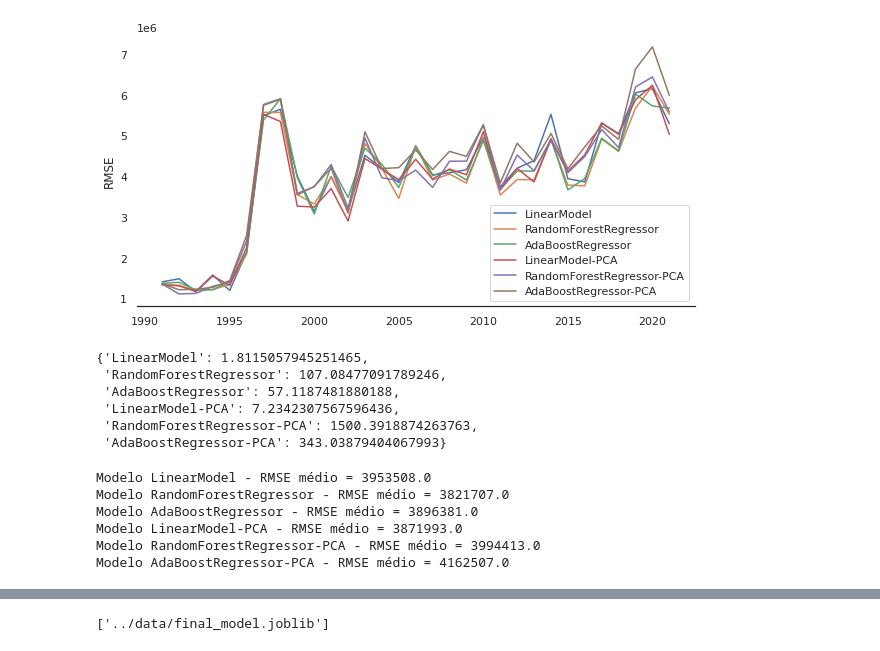
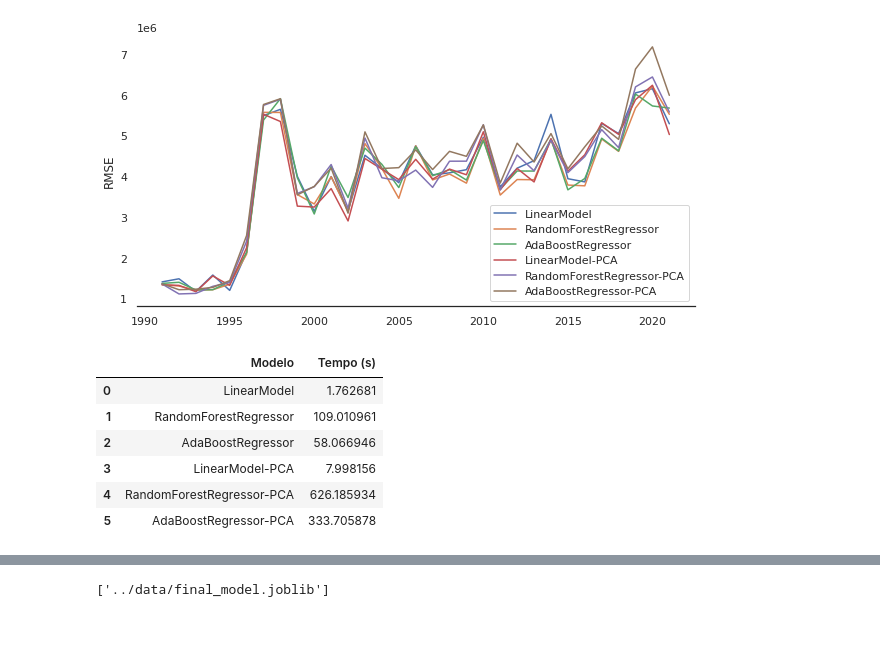
Before and after one commit to ciencia-dados-ifsp-grupo5/NBAstats, a Jupyter notebook: notebooks/NBAstats_data_analysis.ipynb, the cells around one changed output, grey strips where cells are left out. Drawn from its saved outputs; the diff is of its cells as text; code cells hidden in the pictures.

```diff
--- a/notebooks/NBAstats_data_analysis.ipynb
+++ b/notebooks/NBAstats_data_analysis.ipynb
@@ -797,22 +796,17 @@ ax.legend()
 # %% [output]
 <matplotlib.legend.Legend at 0x...>
 [figure]
-# %%
-times
-# %% [output]
-{'LinearModel': 1.8115057945251465,
- 'RandomForestRegressor': 107.08477091789246,
- 'AdaBoostRegressor': 57.1187481880188,
- 'LinearModel-PCA': 7.2342307567596436,
- 'RandomForestRegressor-PCA': 1500.3918874263763,
- 'AdaBoostRegressor-PCA': 343.03879404067993}
-# %%
-for name, model in models.items():
-    print(f'Modelo {name} - RMSE médio = {model.RMSE.mean().round(0)}')
-# %% [output]
-Modelo LinearModel - RMSE médio = 3953508.0
-Modelo RandomForestRegressor - RMSE médio = 3821707.0
-Modelo AdaBoostRegressor - RMSE médio = 3896381.0
-Modelo LinearModel-PCA - RMSE médio = 3871993.0
-Modelo RandomForestRegressor-PCA - RMSE médio = 3994413.0
-Modelo AdaBoostRegressor-PCA - RMSE médio = 4162507.0
+# %%
+# Tempos de execução
+pd.DataFrame({
+    'Modelo': times.keys(),
+    'Tempo (s)': times.values()
+})
+# %% [output]
+|  | Modelo | Tempo (s) |
+| 0 | LinearModel | 1.762681 |
+| 1 | RandomForestRegressor | 109.010961 |
+| 2 | AdaBoostRegressor | 58.066946 |
+| 3 | LinearModel-PCA | 7.998156 |
+| 4 | RandomForestRegressor-PCA | 626.185934 |
+| 5 | AdaBoostRegressor-PCA | 333.705878 |
```
Also changed, not shown: parts of 51 cells of this notebook, 6 other files.
